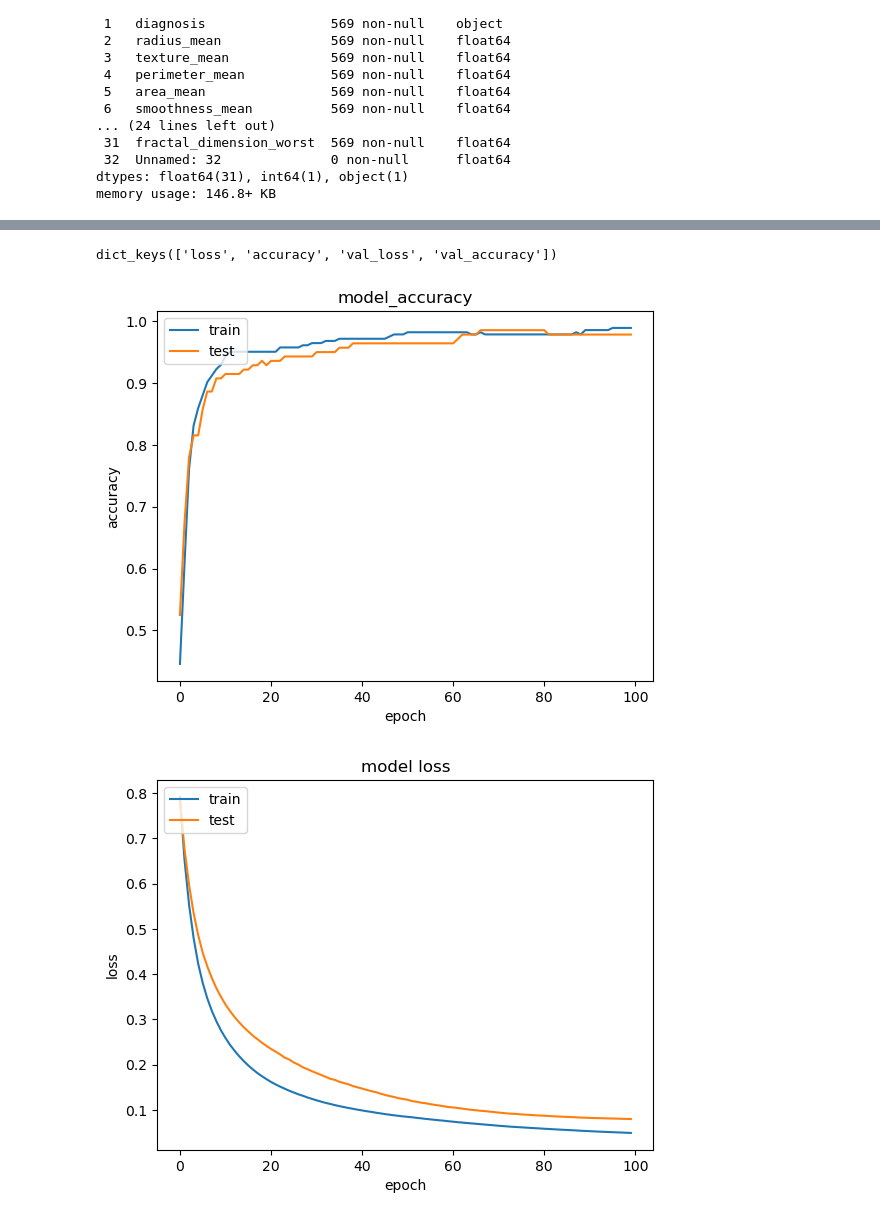
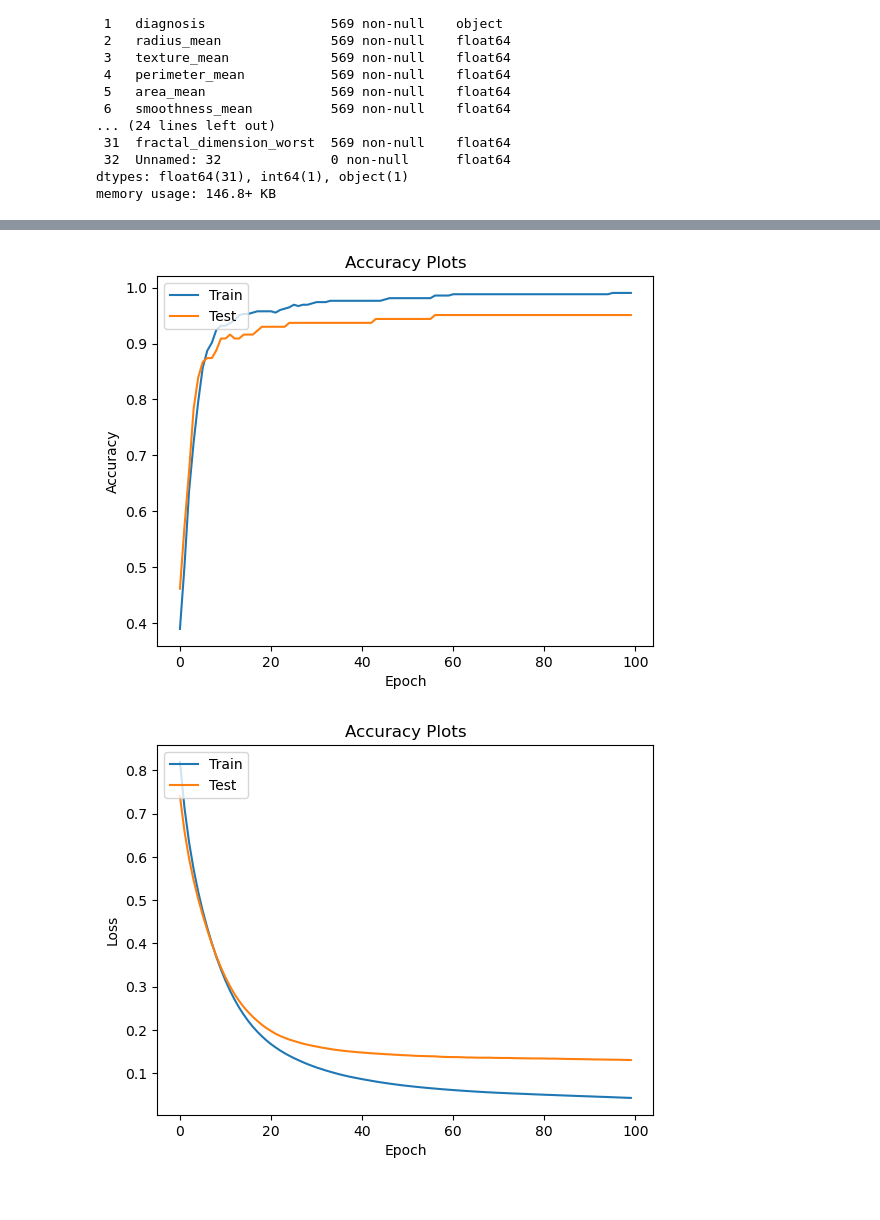
Before and after one commit to altverse1/neural_net, a Jupyter notebook: 1_ANN_Cancer.ipynb, the cells around one changed output, grey strips where cells are left out. Cells and saved outputs as stored; diff of their text form; code cells hidden in the pictures.

```diff
--- a/1_ANN_Cancer.ipynb
+++ b/1_ANN_Cancer.ipynb
@@ -80 +56,7 @@ classifier.add(Dense(1,kernel_initializer='glorot_uniform',activation='sigmoid')
+# %%
+classifier = Sequential([
+        Dense(16, input_dim = x.shape[1], activation='relu'),
+        Dense(8, activation = 'relu'),
+        Dense(1, activation='sigmoid')
+])
 # %%
@@ -83,2 +63,0 @@ classifier.compile(optimizer='Adamax',loss='binary_crossentropy',metrics=['accur
-# %%
-model_history = classifier.fit(X_train, y_train, validation_split=0.33, batch_size = 10, epochs = 100)
@@ -102,0 +64,2 @@ Epoch 100/100
+# %%
+history = classifier.fit(x_train, y_train, epochs=100, batch_size=32, validation_data=(x_test, y_test))
@@ -103,22 +84,25 @@ Epoch 100/100
+# %%
+training_loss = history.history['loss']
+validation_loss = history.history['val_loss']
+training_accuracy = history.history['accuracy']
+validation_accuracy = history.history['val_accuracy']
 # %%
-print(model_history.history.keys())
-plt.plot(model_history.history['accuracy'])
-plt.plot(model_history.history['val_accuracy'])
-plt.title('model_accuracy')
-plt.ylabel('accuracy')
-plt.xlabel('epoch')
-plt.legend(['train', 'test'], loc='upper left')
+plt.plot(training_accuracy)
+plt.plot(validation_accuracy)
+plt.title('Accuracy Plots')
+plt.xlabel('Epoch')
+plt.ylabel('Accuracy')
+plt.legend(['Train', 'Test'], loc='upper left')
 plt.show()
 # %% [output]
-dict_keys(['loss', 'accuracy', 'val_loss', 'val_accuracy'])
-[figure, old version]
+[figure, new version]
 # %%
-plt.plot(model_history.history['loss'])
-plt.plot(model_history.history['val_loss'])
-plt.title('model loss')
-plt.ylabel('loss')
-plt.xlabel('epoch')
-plt.legend(['train', 'test'], loc='upper left')
+plt.plot(training_loss)
+plt.plot(validation_loss)
+plt.title('Accuracy Plots')
+plt.xlabel('Epoch')
+plt.ylabel('Loss')
+plt.legend(['Train', 'Test'], loc='upper left')
 plt.show()
 # %% [output]
-[figure, old version]
+[figure, new version]
```
Also changed, not shown: parts of 11 cells of this notebook.
